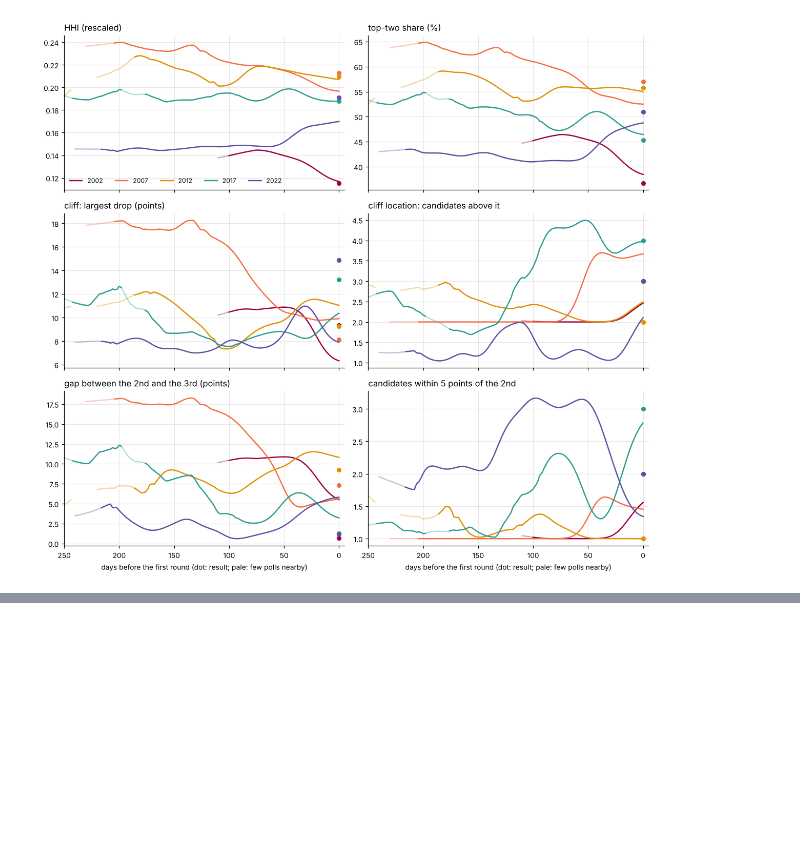
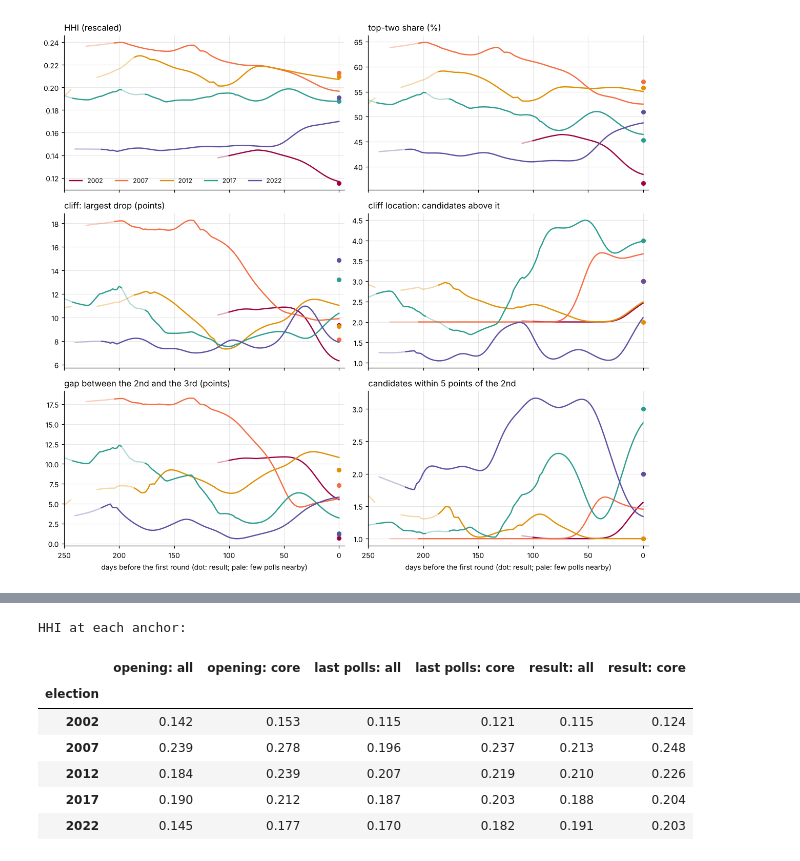
Before and after one commit to clarasalas/strategic-voting-polls-2RS, a Jupyter notebook: notebooks/06_polls_vs_results.ipynb, the cells around one changed output, grey strips where cells are left out. Drawn from its saved outputs; the diff is of its cells as text; code cells hidden in the pictures; blank space fills up the shorter version.

```diff
--- a/notebooks/06_polls_vs_results.ipynb
+++ b/notebooks/06_polls_vs_results.ipynb
@@ -121,0 +192,12 @@ pd.concat(evol).query("days_before % 14 == 0").round(4).to_csv(TABLES / "structu
+# %%
+print("HHI at each anchor:")
+anchors[["opening: all", "opening: core", "last polls: all", "last polls: core", "result: all", "result: core"]].round(3)
+# %% [output]
+HHI at each anchor:
+|  | opening: all | opening: core | last polls: all | last polls: core | result: all | result: core |
+| election |  |  |  |  |  |  |
+| 2002 | 0.142 | 0.153 | 0.115 | 0.121 | 0.115 | 0.124 |
+| 2007 | 0.239 | 0.278 | 0.196 | 0.237 | 0.213 | 0.248 |
+| 2012 | 0.184 | 0.239 | 0.207 | 0.219 | 0.210 | 0.226 |
+| 2017 | 0.190 | 0.212 | 0.187 | 0.203 | 0.188 | 0.204 |
+| 2022 | 0.145 | 0.177 | 0.170 | 0.182 | 0.191 | 0.203 |
```
Also changed, not shown: parts of 4 cells of this notebook, 2 other files.
